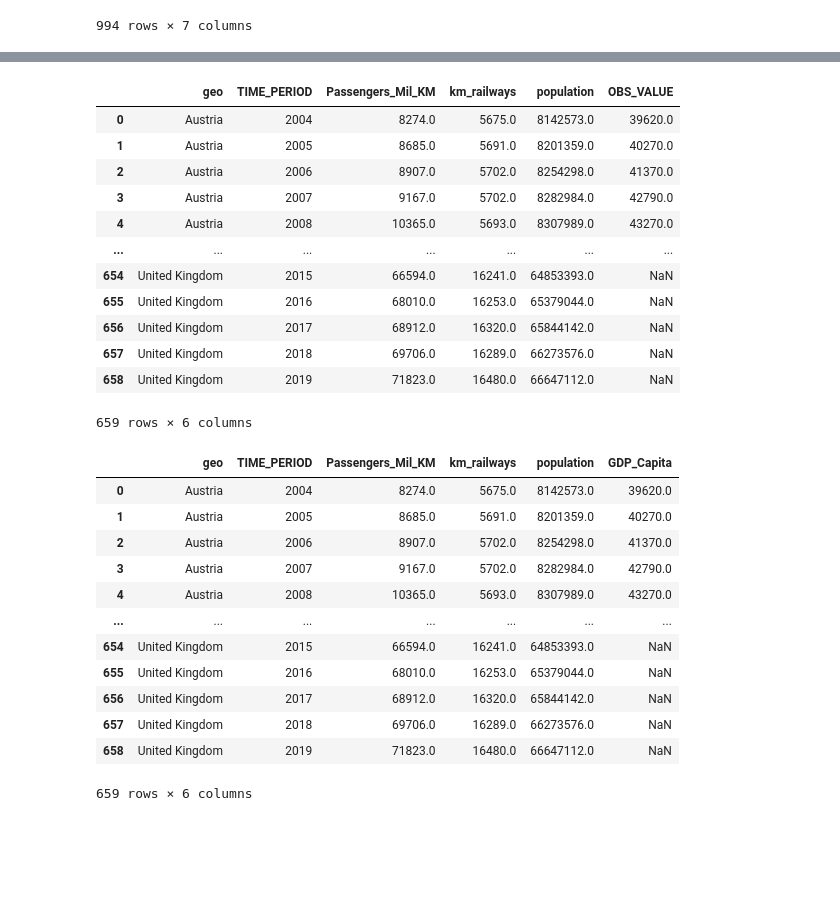
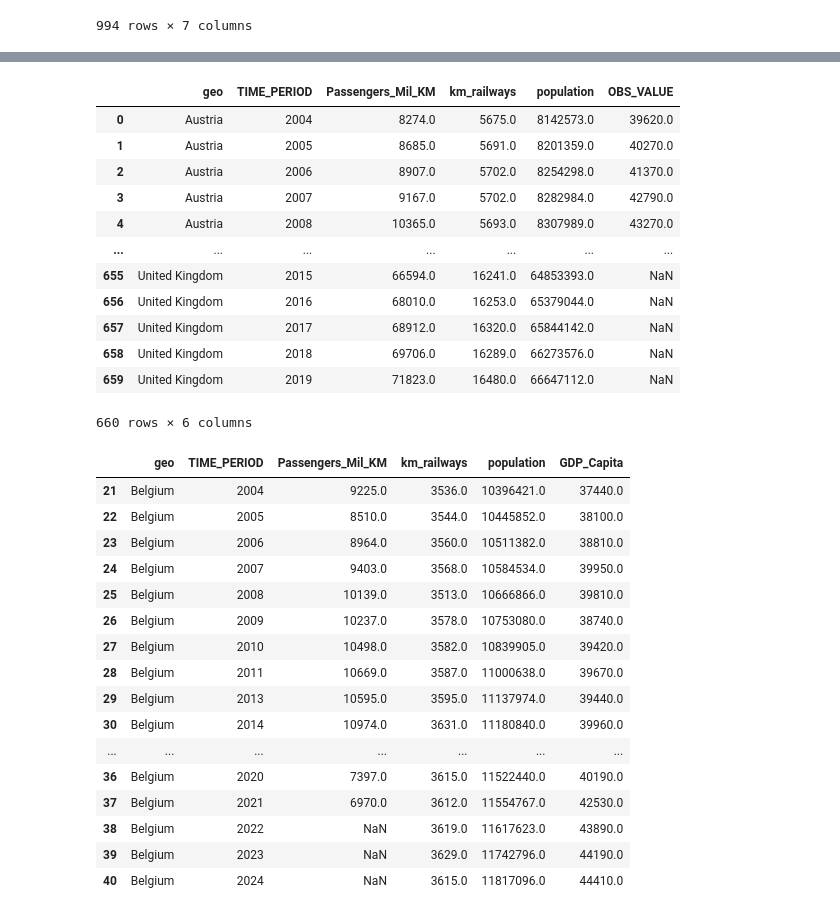
Before and after one commit to stelu-transferarbeit/train_analysis, a Jupyter notebook: TransferArbeit.ipynb, the cells around one changed output, grey strips where cells are left out. Cells and saved outputs as stored; diff of their text form; code cells hidden in the pictures; blank space fills up the shorter version.

```diff
--- a/TransferArbeit.ipynb
+++ b/TransferArbeit.ipynb
@@ -10,9 +13,14 @@ urlLengthRailways = 'https://ec.europa.eu/eurostat/api/dissemination/sdmx/3.0/da
 urlNumberPassengersPerState = 'https://ec.europa.eu/eurostat/api/dissemination/sdmx/3.0/data/dataflow/ESTAT/rail_pa_total/1.0?compress=true&format=csvdata&formatVersion=1.0&lang=en&labels=label_only'
 # %%
 df = pd.read_csv(urlNumberPassengersPerState, sep=",", compression="gzip")
+dfPassengers = pd.read_csv("railways-passengers-km.csv")
+dfRailways = pd.read_csv("km_railways.csv", sep=",")
+dfGDPCapita = pd.read_csv("GDP_capita.csv", sep=",")
+dfPopulationCSV = pd.read_csv("population.csv", sep=",")
 df.head()
 
 dfLength = pd.read_csv(urlLengthRailways, sep=",", compression="gzip")
+dfArea = pd.read_csv(urlArea, sep=",", compression="gzip")
 # %%
 df.describe()
 # %% [output]
@@ -306,4 +314,4 @@ df
 # %%
 df = df.drop("unit", axis=1)
 # %%
-df
+dfPassengers['Railways, passengers carried (passenger-km)'] = dfPassengers['Railways, passengers carried (passenger-km)'] / 1000000
@@ -324,3 +358,16 @@ df
+# %%
+# Leggo altro dataset se il valore e' Nan
+
+merged = df.merge(
+    dfPassengers,
+    left_on=["geo", "TIME_PERIOD"],
+    right_on=["Entity","Year"],
+    how="left"
+)
+
+merged["Passengers_Mil_KM"] = merged["Passengers_Mil_KM"].fillna(merged["Railways, passengers carried (passenger-km)"])
+merged = merged.iloc[:, :3]
+df = merged
 # %%
 dfLength[dfLength['geo'] == 'Austria']
 # %% [output]
@@ -515,6 +562,17 @@ df[df['geo'] == 'Italy']
 | 299 | Italy | 2022 | 46498.0 | 16829.0 |
 | 300 | Italy | 2023 | 54791.0 | 16832.0 |
 | 301 | Italy | 2024 | 55872.0 | 16879.0 |
+# %%
+# Se valor nulli prendo dataset da WorldBank
+
+for row in df.itertuples():
+    if pd.isna(row.km_railways):
+
+        dfRailwaysTemp = dfRailways[dfRailways["Country Name"] == row.geo]
+        s = (row.TIME_PERIOD)
+        match = dfRailwaysTemp[str(s)].iloc[0]
+        if match > 0:
+             df.loc[row.Index, "km_railways"] = match
 # %%
 urlPopulation = 'https://ec.europa.eu/eurostat/api/dissemination/sdmx/3.0/data/dataflow/ESTAT/demo_urespop/1.0?compress=true&format=csvdata&formatVersion=1.0&lang=en&labels=label_only'
 urlPopulation = 'https://ec.europa.eu/eurostat/api/dissemination/sdmx/3.0/data/dataflow/ESTAT/demo_pjan/1.0/*.*.*.*.*?c[freq]=A&c[unit]=NR&c[age]=TOTAL&c[sex]=T&c[geo]=BE,BG,CZ,DK,DE,EE,IE,EL,ES,FR,FX,HR,IT,CY,LV,LT,LU,HU,MT,NL,AT,PL,PT,RO,SI,SK,FI,SE,IS,LI,NO,CH,UK,BA,ME,MD,MK,GE,AL,RS,TR,UA,XK,AD,BY,MC,RU,SM,AM,AZ&c[TIME_PERIOD]=2025,2024,2023,2022,2021,2020,2019,2018,2017,2016,2015,2014,2013,2012,2011,2010,2009,2008,2007,2006,2005,2004&compress=true&format=csvdata&formatVersion=1.0&lang=en&labels=label_only'
@@ -711,27 +769,31 @@ df
 | 3 | Austria | 2007 | 9167.0 | 5702.0 | 8282984.0 | 42790.0 |
 | 4 | Austria | 2008 | 10365.0 | 5693.0 | 8307989.0 | 43270.0 |
 | ... | ... | ... | ... | ... | ... | ... |
-| 654 | United Kingdom | 2015 | 66594.0 | 16241.0 | 64853393.0 | NaN |
-| 655 | United Kingdom | 2016 | 68010.0 | 16253.0 | 65379044.0 | NaN |
-| 656 | United Kingdom | 2017 | 68912.0 | 16320.0 | 65844142.0 | NaN |
-| 657 | United Kingdom | 2018 | 69706.0 | 16289.0 | 66273576.0 | NaN |
-| 658 | United Kingdom | 2019 | 71823.0 | 16480.0 | 66647112.0 | NaN |
+| 655 | United Kingdom | 2015 | 66594.0 | 16241.0 | 64853393.0 | NaN |
+| 656 | United Kingdom | 2016 | 68010.0 | 16253.0 | 65379044.0 | NaN |
+| 657 | United Kingdom | 2017 | 68912.0 | 16320.0 | 65844142.0 | NaN |
+| 658 | United Kingdom | 2018 | 69706.0 | 16289.0 | 66273576.0 | NaN |
+| 659 | United Kingdom | 2019 | 71823.0 | 16480.0 | 66647112.0 | NaN |
-659 rows × 6 columns
+660 rows × 6 columns
 # %%
 df = df.rename(columns={"OBS_VALUE": "GDP_Capita"})
 # %%
-df
+df[df['geo'] == 'Belgium']
 # %% [output]
 |  | geo | TIME_PERIOD | Passengers_Mil_KM | km_railways | population | GDP_Capita |
-| 0 | Austria | 2004 | 8274.0 | 5675.0 | 8142573.0 | 39620.0 |
-| 1 | Austria | 2005 | 8685.0 | 5691.0 | 8201359.0 | 40270.0 |
-| 2 | Austria | 2006 | 8907.0 | 5702.0 | 8254298.0 | 41370.0 |
-| 3 | Austria | 2007 | 9167.0 | 5702.0 | 8282984.0 | 42790.0 |
-| 4 | Austria | 2008 | 10365.0 | 5693.0 | 8307989.0 | 43270.0 |
+| 21 | Belgium | 2004 | 9225.0 | 3536.0 | 10396421.0 | 37440.0 |
+| 22 | Belgium | 2005 | 8510.0 | 3544.0 | 10445852.0 | 38100.0 |
+| 23 | Belgium | 2006 | 8964.0 | 3560.0 | 10511382.0 | 38810.0 |
+| 24 | Belgium | 2007 | 9403.0 | 3568.0 | 10584534.0 | 39950.0 |
+| 25 | Belgium | 2008 | 10139.0 | 3513.0 | 10666866.0 | 39810.0 |
+| 26 | Belgium | 2009 | 10237.0 | 3578.0 | 10753080.0 | 38740.0 |
+| 27 | Belgium | 2010 | 10498.0 | 3582.0 | 10839905.0 | 39420.0 |
+| 28 | Belgium | 2011 | 10669.0 | 3587.0 | 11000638.0 | 39670.0 |
+| 29 | Belgium | 2013 | 10595.0 | 3595.0 | 11137974.0 | 39440.0 |
+| 30 | Belgium | 2014 | 10974.0 | 3631.0 | 11180840.0 | 39960.0 |
 | ... | ... | ... | ... | ... | ... | ... |
-| 654 | United Kingdom | 2015 | 66594.0 | 16241.0 | 64853393.0 | NaN |
-| 655 | United Kingdom | 2016 | 68010.0 | 16253.0 | 65379044.0 | NaN |
-| 656 | United Kingdom | 2017 | 68912.0 | 16320.0 | 65844142.0 | NaN |
-| 657 | United Kingdom | 2018 | 69706.0 | 16289.0 | 66273576.0 | NaN |
-| 658 | United Kingdom | 2019 | 71823.0 | 16480.0 | 66647112.0 | NaN |
+| 36 | Belgium | 2020 | 7397.0 | 3615.0 | 11522440.0 | 40190.0 |
+| 37 | Belgium | 2021 | 6970.0 | 3612.0 | 11554767.0 | 42530.0 |
+| 38 | Belgium | 2022 | NaN | 3619.0 | 11617623.0 | 43890.0 |
+| 39 | Belgium | 2023 | NaN | 3629.0 | 11742796.0 | 44190.0 |
+| 40 | Belgium | 2024 | NaN | 3615.0 | 11817096.0 | 44410.0 |
-659 rows × 6 columns
```
Also changed, not shown: parts of 95 cells of this notebook, 4 other files.
